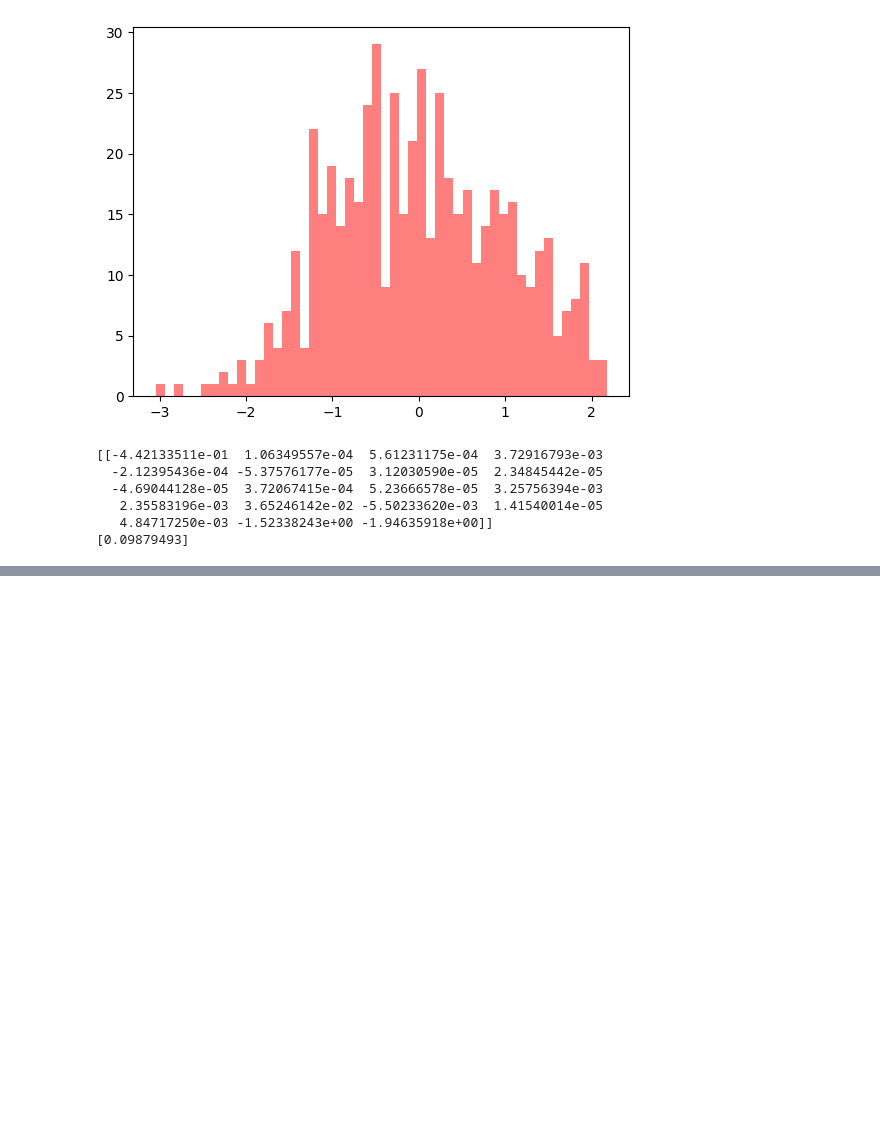
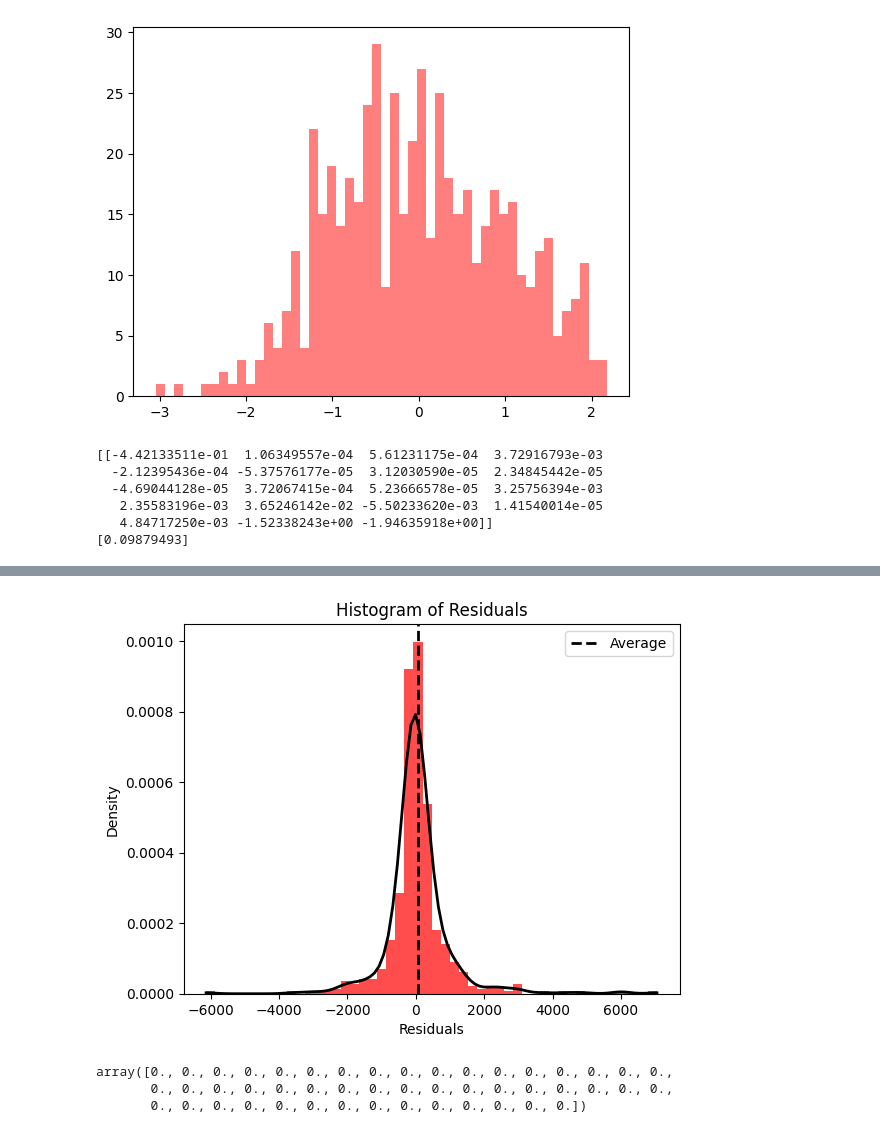
Before and after one commit to frd-mzh/DataScienceMLAI, a Jupyter notebook: Codes/CourseProject.ipynb, the cells around one changed output, grey strips where cells are left out. Saved outputs shown, nothing was run; the diff lists cells and outputs as text; code cells hidden in the pictures; blank space fills up the shorter version.

```diff
--- a/Codes/CourseProject.ipynb
+++ b/Codes/CourseProject.ipynb
@@ -488,0 +507,4 @@ ValueError: x and y must be the same size
+# %%
+hist_residuals(res_3)
+# %% [output]
+[figure, added]
@@ -488,0 +514,7 @@ ValueError: x and y must be the same size
+# %%
+cv_errors = np.zeros(shape = len(k_grid))
+cv_errors
+# %% [output]
+array([0., 0., 0., 0., 0., 0., 0., 0., 0., 0., 0., 0., 0., 0., 0., 0., 0.,
+       0., 0., 0., 0., 0., 0., 0., 0., 0., 0., 0., 0., 0., 0., 0., 0., 0.,
+       0., 0., 0., 0., 0., 0., 0., 0., 0., 0., 0., 0., 0., 0.])
```
Also changed, not shown: parts of 82 cells of this notebook.
